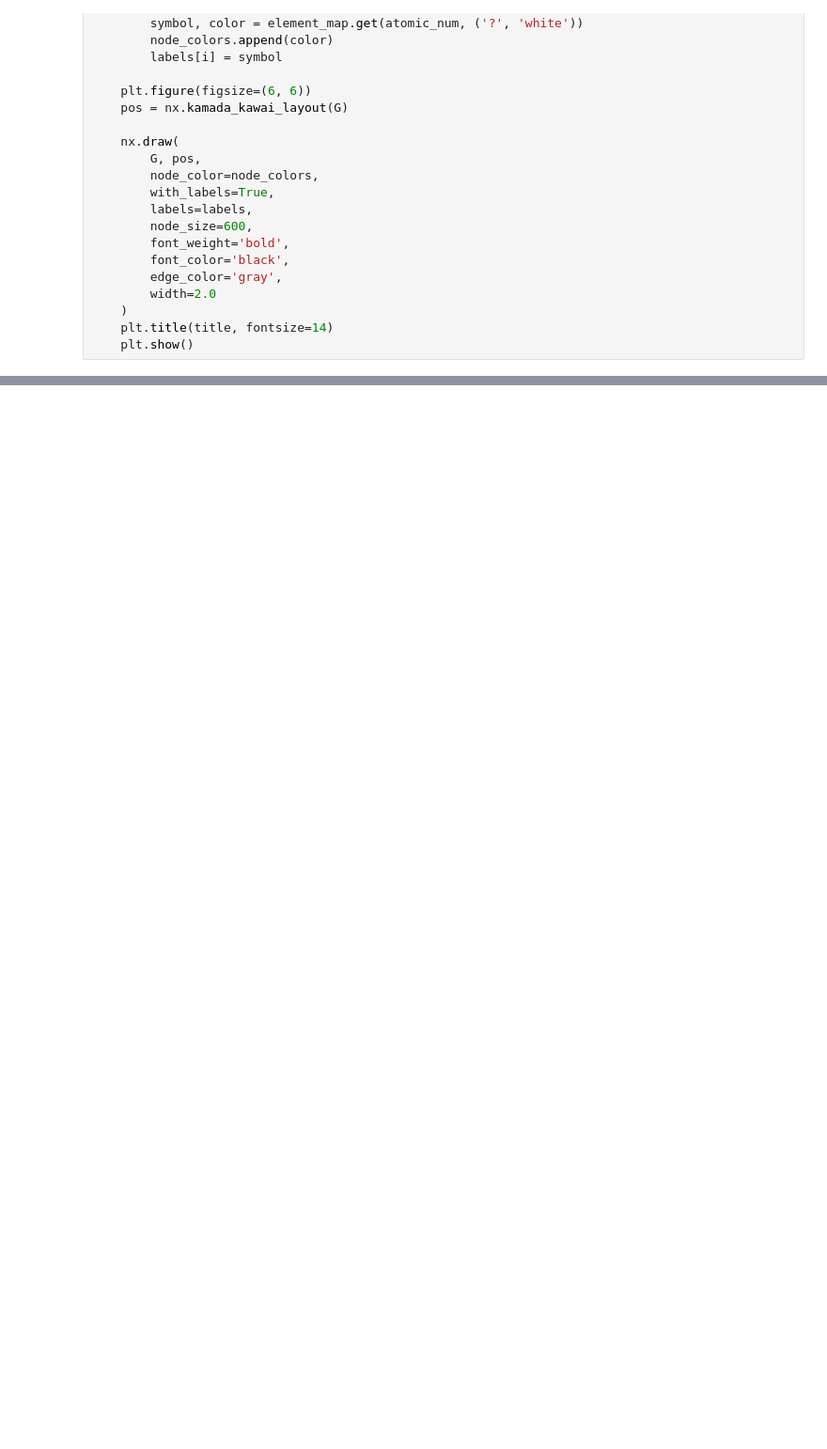
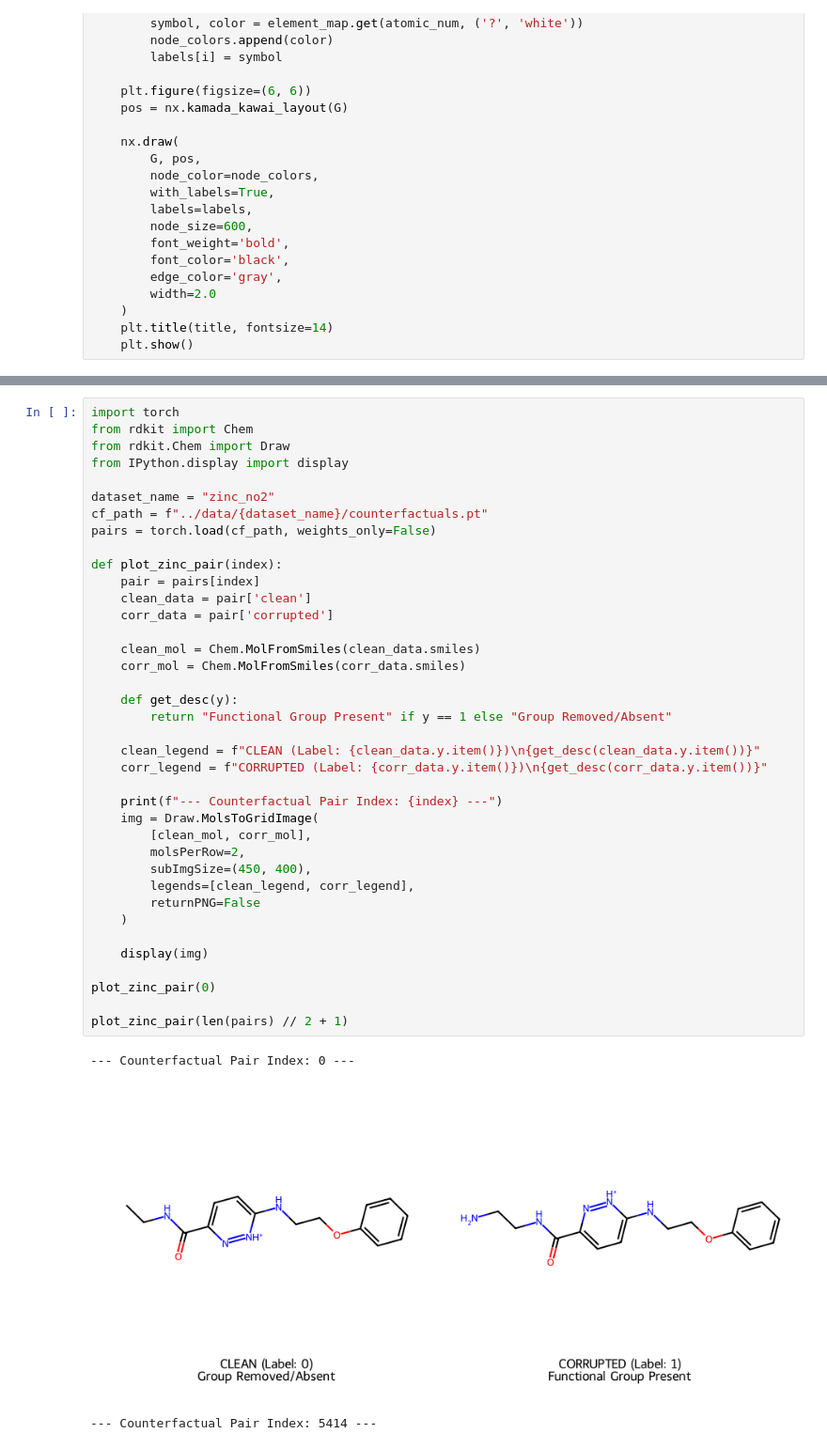
Before and after one commit to nswierkowski/EAPGT, a Jupyter notebook: notebook/02_visualize_zinc.ipynb, the cells around one changed output, grey strips where cells are left out. Shown at 94% size. Cells and saved outputs as stored; diff of their text form; blank space fills up the shorter version.

Commit message:
Add counterfactual generation

```diff
--- a/notebook/02_visualize_zinc.ipynb
+++ b/notebook/02_visualize_zinc.ipynb
@@ -143,3 +143,45 @@ SMILES: CCNC(=O)c1ccc(NCCOc2ccccc2)[nH+]n1
 --- Class 1 (Toxic) ---
 SMILES: C[NH+](C)CCCNc1cc(Cl)c(Cl)cc1N
 [figure]
+# %%
+import torch
+from rdkit import Chem
+from rdkit.Chem import Draw
+from IPython.display import display
+
+dataset_name = "zinc_no2"
+cf_path = f"../data/{dataset_name}/counterfactuals.pt"
+pairs = torch.load(cf_path, weights_only=False)
+
+def plot_zinc_pair(index):
+    pair = pairs[index]
+    clean_data = pair['clean']
+    corr_data = pair['corrupted']
+
+    clean_mol = Chem.MolFromSmiles(clean_data.smiles)
+    corr_mol = Chem.MolFromSmiles(corr_data.smiles)
+
+    def get_desc(y):
+        return "Functional Group Present" if y == 1 else "Group Removed/Absent"
+
+    clean_legend = f"CLEAN (Label: {clean_data.y.item()})\n{get_desc(clean_data.y.item())}"
+    corr_legend = f"CORRUPTED (Label: {corr_data.y.item()})\n{get_desc(corr_data.y.item())}"
+
+    print(f"--- Counterfactual Pair Index: {index} ---")
+    img = Draw.MolsToGridImage(
+        [clean_mol, corr_mol],
+        molsPerRow=2,
+        subImgSize=(450, 400),
+        legends=[clean_legend, corr_legend],
+        returnPNG=False
+    )
+
+    display(img)
+
+plot_zinc_pair(0)
+
+plot_zinc_pair(len(pairs) // 2 + 1)
+# %% [output]
+--- Counterfactual Pair Index: 0 ---
+[figure, added]
+--- Counterfactual Pair Index: 5414 ---
```
Also changed, not shown: parts of 3 cells of this notebook, 9 other files.
